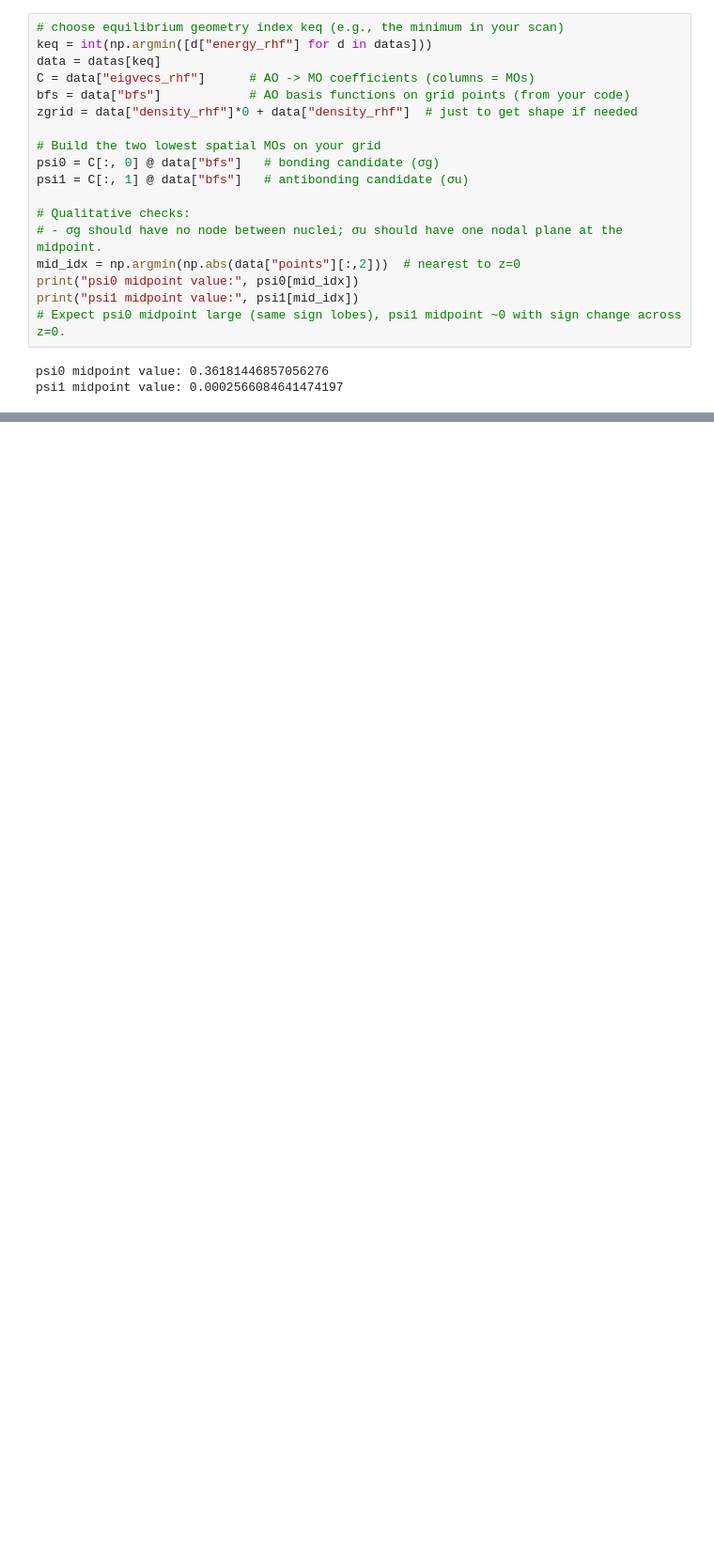
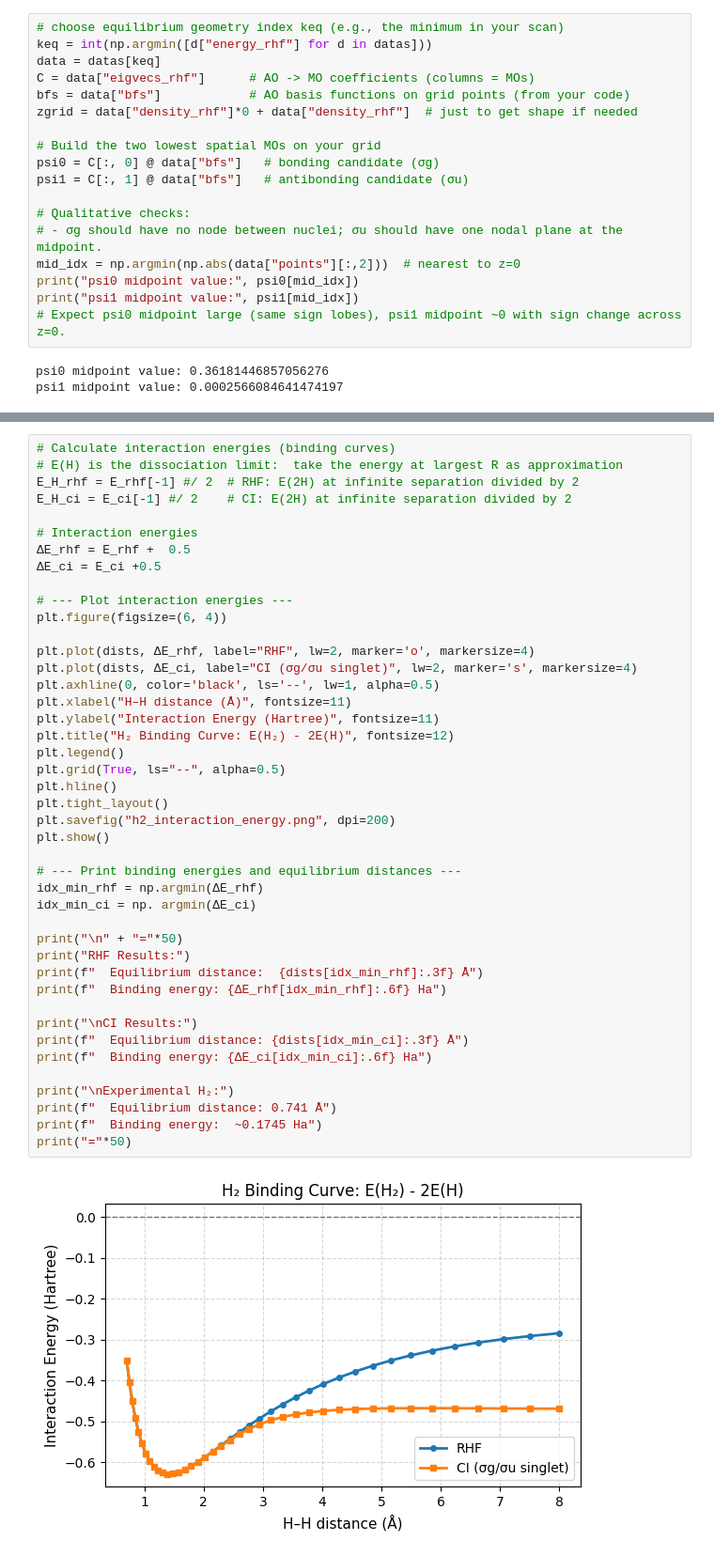
Before and after one commit to gvansan/Computational-Physics-Project-Exam-2026, a Jupyter notebook: Configuration_interaction_hydrogen.ipynb, the cells around one changed output, grey strips where cells are left out. Shown at 94% size. Cells and saved outputs as stored; diff of their text form; blank space fills up the shorter version.

```diff
--- a/Configuration_interaction_hydrogen.ipynb
+++ b/Configuration_interaction_hydrogen.ipynb
@@ -339,0 +288,45 @@ plt.show()
+# %%
+# Calculate interaction energies (binding curves)
+# E(H) is the dissociation limit:  take the energy at largest R as approximation
+E_H_rhf = E_rhf[-1] #/ 2  # RHF: E(2H) at infinite separation divided by 2
+E_H_ci = E_ci[-1] #/ 2    # CI: E(2H) at infinite separation divided by 2
+
+# Interaction energies
+ΔE_rhf = E_rhf +  0.5
+ΔE_ci = E_ci +0.5
+
+# --- Plot interaction energies ---
+plt.figure(figsize=(6, 4))
+
+plt.plot(dists, ΔE_rhf, label="RHF", lw=2, marker='o', markersize=4)
+plt.plot(dists, ΔE_ci, label="CI (σg/σu singlet)", lw=2, marker='s', markersize=4)
+plt.axhline(0, color='black', ls='--', lw=1, alpha=0.5)
+plt.xlabel("H–H distance (Å)", fontsize=11)
+plt.ylabel("Interaction Energy (Hartree)", fontsize=11)
+plt.title("H₂ Binding Curve: E(H₂) - 2E(H)", fontsize=12)
+plt.legend()
+plt.grid(True, ls="--", alpha=0.5)
+plt.hline()
+plt.tight_layout()
+plt.savefig("h2_interaction_energy.png", dpi=200)
+plt.show()
+
+# --- Print binding energies and equilibrium distances ---
+idx_min_rhf = np.argmin(ΔE_rhf)
+idx_min_ci = np. argmin(ΔE_ci)
+
+print("\n" + "="*50)
+print("RHF Results:")
+print(f"  Equilibrium distance:  {dists[idx_min_rhf]:.3f} Å")
+print(f"  Binding energy: {ΔE_rhf[idx_min_rhf]:.6f} Ha")
+
+print("\nCI Results:")
+print(f"  Equilibrium distance: {dists[idx_min_ci]:.3f} Å")
+print(f"  Binding energy: {ΔE_ci[idx_min_ci]:.6f} Ha")
+
+print("\nExperimental H₂:")
+print(f"  Equilibrium distance: 0.741 Å")
+print(f"  Binding energy:  ~0.1745 Ha")
+print("="*50)
+# %% [output]
+[figure, added]
```
Also changed, not shown: parts of 9 cells of this notebook.
